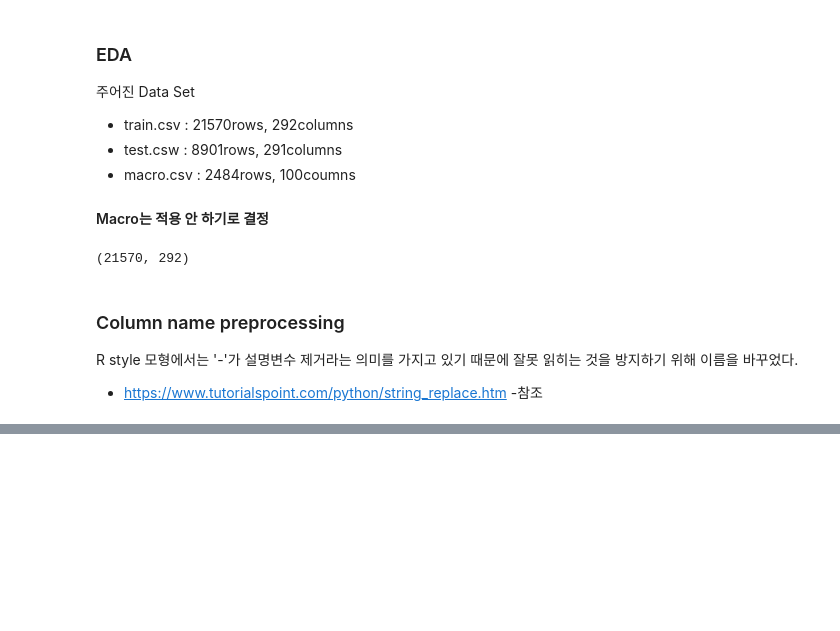
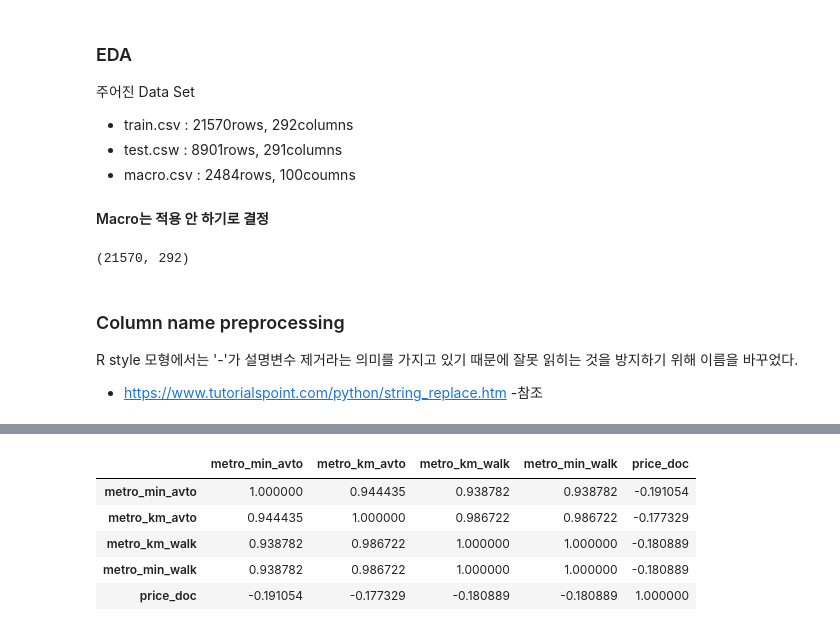
Before and after one commit to KyutaeLee/LinearRegressionProject1, a Jupyter notebook: LinearRegressionProject1.ipynb, the cells around one changed output, grey strips where cells are left out. Cells and saved outputs as stored; diff of their text form; code cells hidden in the pictures; blank space fills up the shorter version.

```diff
--- a/LinearRegressionProject1.ipynb
+++ b/LinearRegressionProject1.ipynb
@@ -65,0 +101,11 @@ R style 모형에서는 '-'가 설명변수 제거라는 의미를 가지고 있
+# %%
+temp_df = data_train[['metro_min_avto', 'metro_km_avto', 'metro_km_walk', 'metro_min_walk', 'price_doc']]
+temp_corr = temp_df.corr()
+temp_df.corr()
+# %% [output]
+|  | metro_min_avto | metro_km_avto | metro_km_walk | metro_min_walk | price_doc |
+| metro_min_avto | 1.000000 | 0.944435 | 0.938782 | 0.938782 | -0.191054 |
+| metro_km_avto | 0.944435 | 1.000000 | 0.986722 | 0.986722 | -0.177329 |
+| metro_km_walk | 0.938782 | 0.986722 | 1.000000 | 1.000000 | -0.180889 |
+| metro_min_walk | 0.938782 | 0.986722 | 1.000000 | 1.000000 | -0.180889 |
+| price_doc | -0.191054 | -0.177329 | -0.180889 | -0.180889 | 1.000000 |
```
Also changed, not shown: parts of 6 cells of this notebook.
